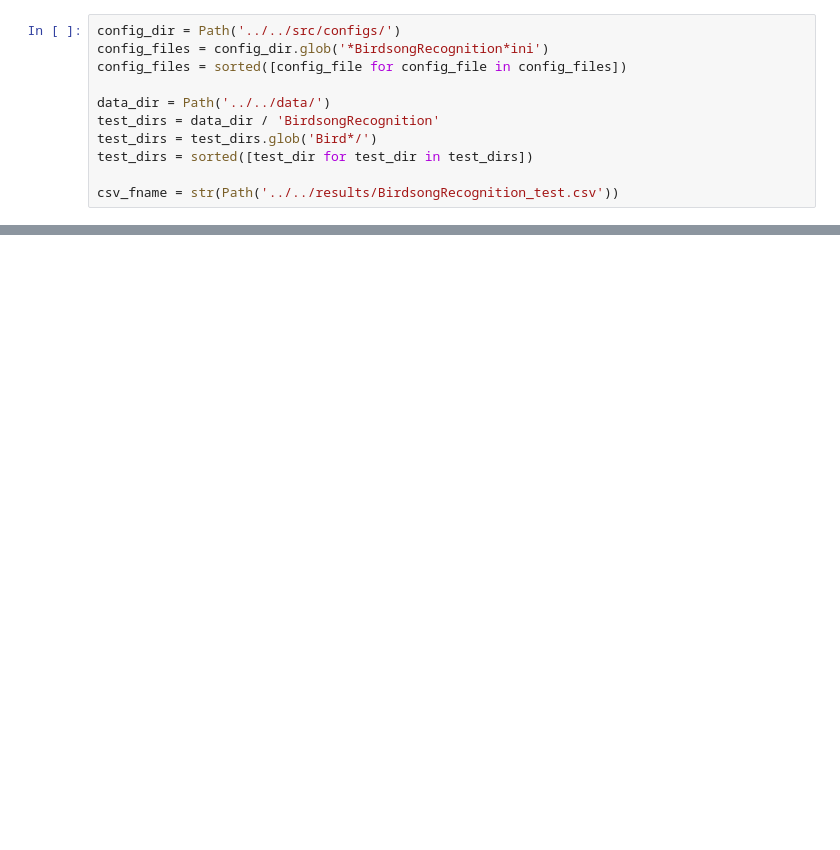
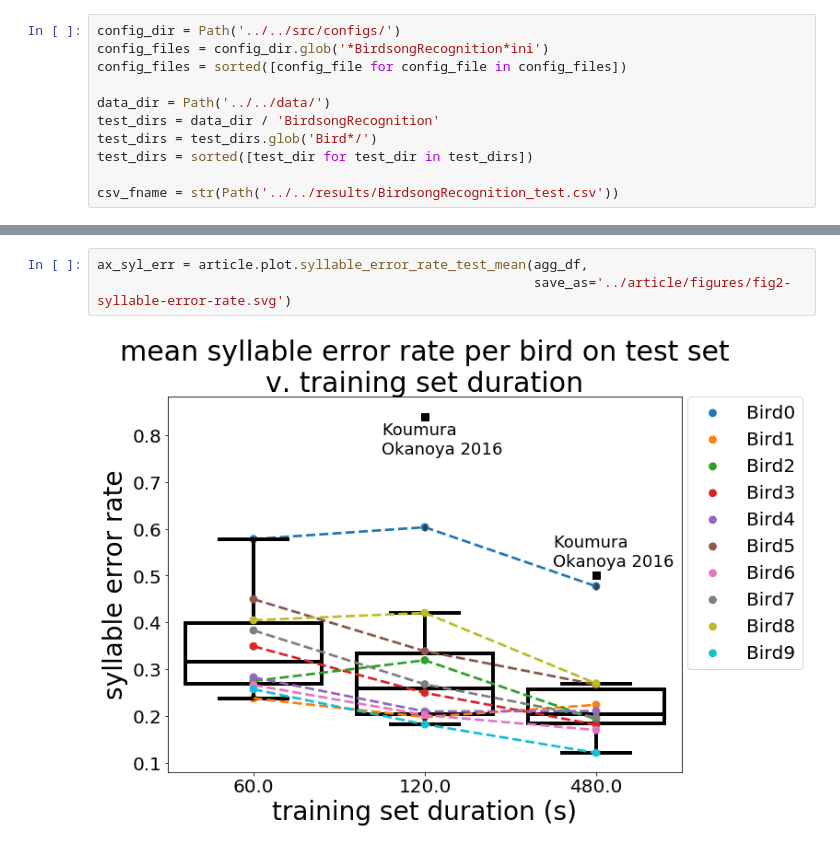
Before and after one commit to yardencsGitHub/tweetynet, a Jupyter notebook: doc/notebooks/Birdsong-Recognition-learncurve.ipynb, the cells around one changed output, grey strips where cells are left out. Saved outputs shown, nothing was run; the diff lists cells and outputs as text; blank space fills up the shorter version.

```diff
--- a/doc/notebooks/Birdsong-Recognition-learncurve.ipynb
+++ b/doc/notebooks/Birdsong-Recognition-learncurve.ipynb
@@ -26,0 +35,5 @@ ax_syl_err = article.plot.syllable_error_rate_test_mean(agg_df,
+# %%
+ax_syl_err = article.plot.syllable_error_rate_test_mean(agg_df,
+                                                        save_as='../article/figures/fig2-syllable-error-rate.svg')
+# %% [output]
+[figure, added]
```
Also changed, not shown: parts of 5 cells of this notebook.
